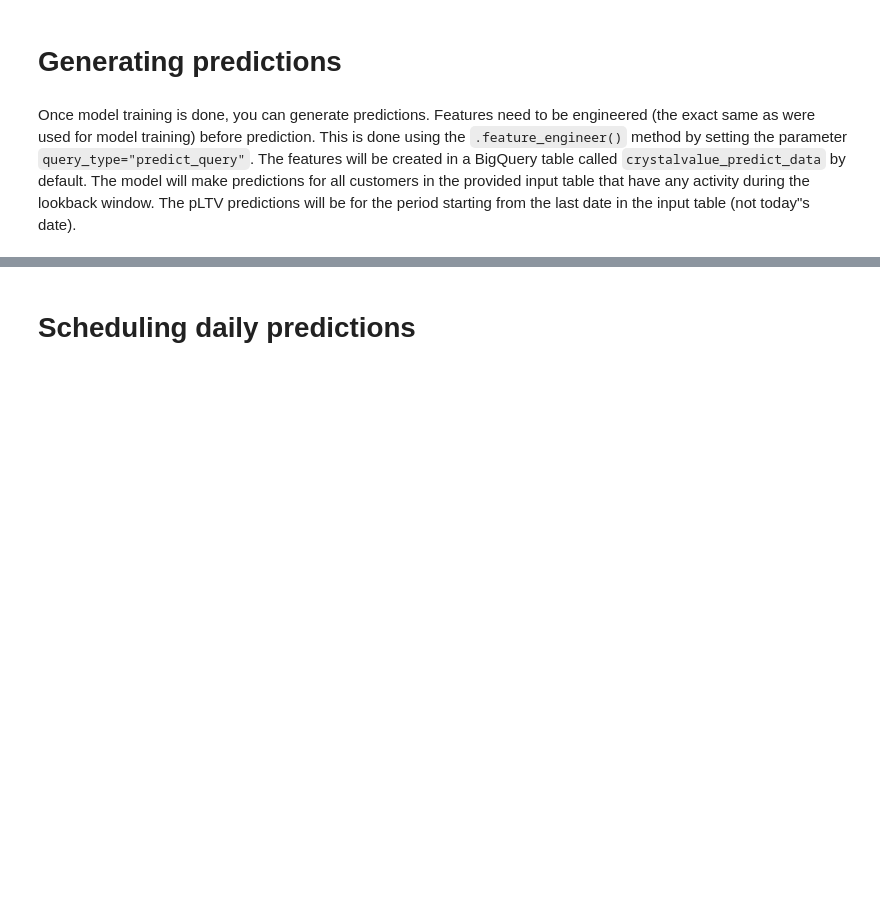
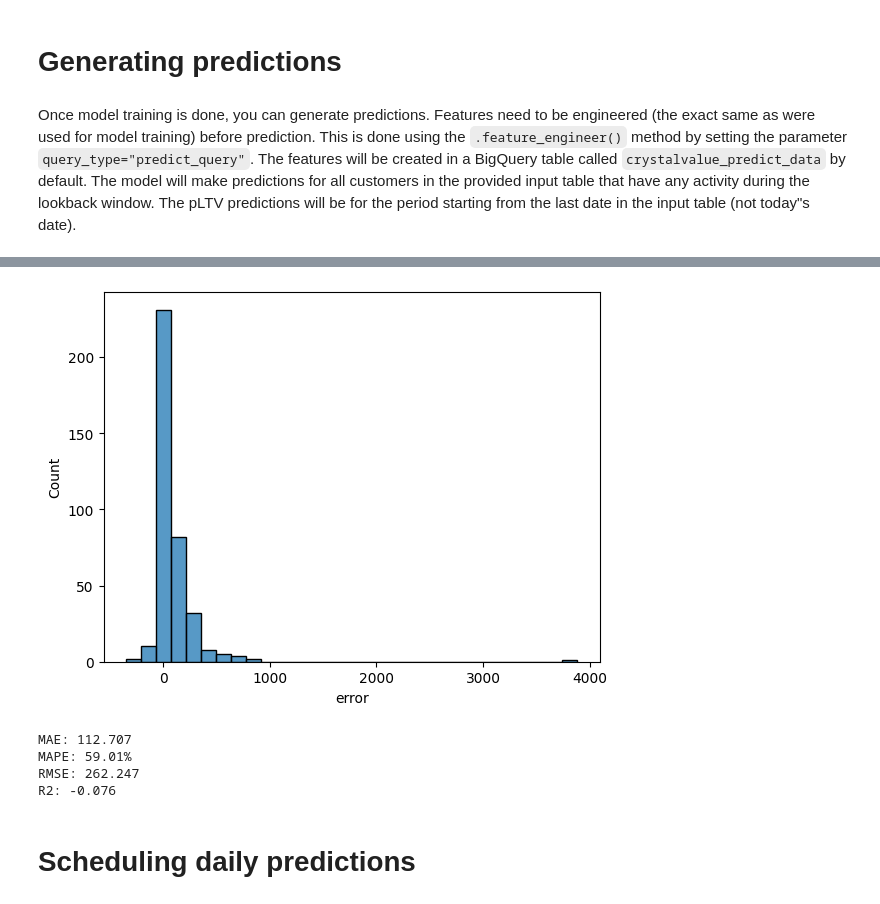
Before and after one commit to PeDiot/crystalvalue, a Jupyter notebook: notebook.ipynb, the cells around one changed output, grey strips where cells are left out. Cells and saved outputs as stored; diff of their text form; code cells hidden in the pictures; blank space fills up the shorter version.

```diff
--- a/notebook.ipynb
+++ b/notebook.ipynb
@@ -249,3 +359,22 @@ predictions = pipeline.predict(
+# %%
+sns.histplot(data=data, x="error", bins=30);
+# %% [output]
+[figure, added]
+# %%
+mae = data["error"].abs().mean()
+mape = (data["error"] / data["actual_value"]).abs().mean()
+rmse = (data["error"]**2).mean()**0.5
+r2 = 1 - (data["error"]**2).sum() / ((data["actual_value"] - data["actual_value"].mean())**2).sum()
+
+print(f"MAE: {mae:.3f}")
+print(f"MAPE: {mape:.2%}")
+print(f"RMSE: {rmse:.3f}")
+print(f"R2: {r2:.3f}")
+# %% [output]
+MAE: 112.707
+MAPE: 59.01%
+RMSE: 262.247
+R2: -0.076
 # %% [markdown]
 # Scheduling daily predictions
 # %% [markdown]
```
Also changed, not shown: parts of 28 cells of this notebook, 17 other files.
